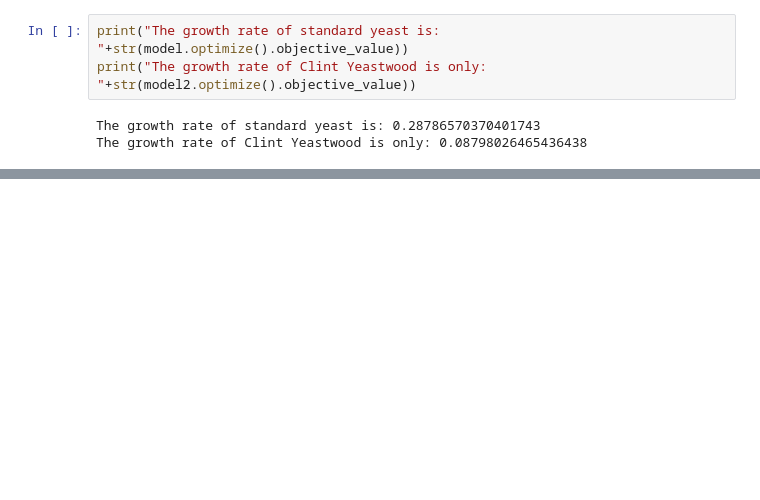
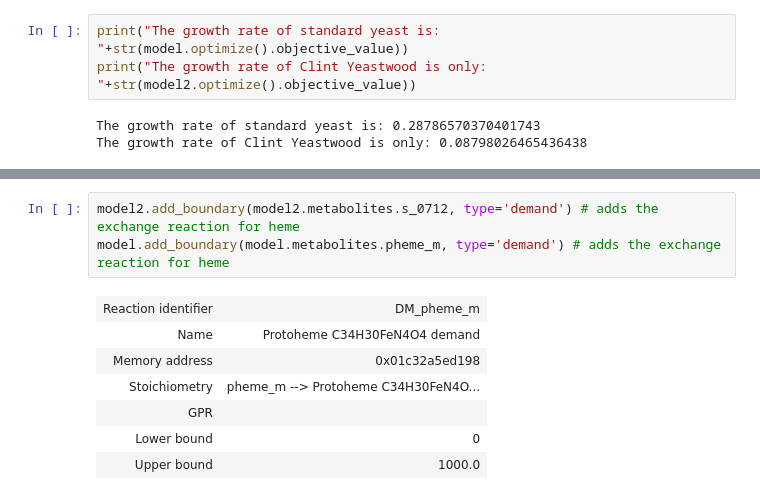
Before and after one commit to 27410/group-assignment-2021-group_10_rhb_cerevisiae, a Jupyter notebook: Analysis/model.ipynb, the cells around one changed output, grey strips where cells are left out. Drawn from its saved outputs; the diff is of its cells as text; blank space fills up the shorter version.

```diff
--- a/Analysis/model.ipynb
+++ b/Analysis/model.ipynb
@@ -195,0 +206,11 @@ model2.reactions.get_by_id(sort_fluxes(reaction_fluxes2)[0]) # reaction_with_lar
+# %%
+model2.add_boundary(model2.metabolites.s_0712, type='demand') # adds the exchange reaction for heme
+model.add_boundary(model.metabolites.pheme_m, type='demand') # adds the exchange reaction for heme
+# %% [output]
+| Reaction identifier | DM_pheme_m |
+| Name | Protoheme C34H30FeN4O4 demand |
+| Memory address | 0x01c32a5ed198 |
+| Stoichiometry | pheme_m --> Protoheme C34H30FeN4O... |
+| GPR |  |
+| Lower bound | 0 |
+| Upper bound | 1000.0 |
```
Also changed, not shown: parts of 30 cells of this notebook, 2 other files.
